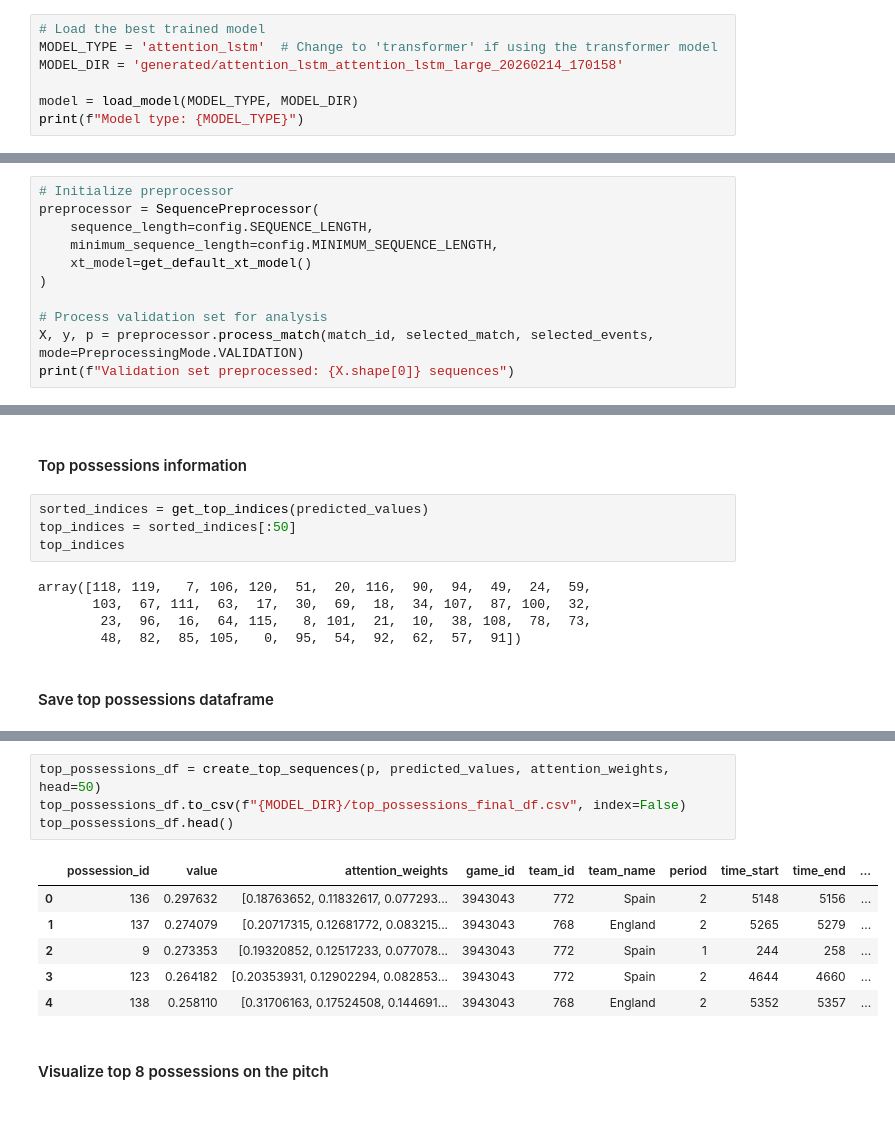
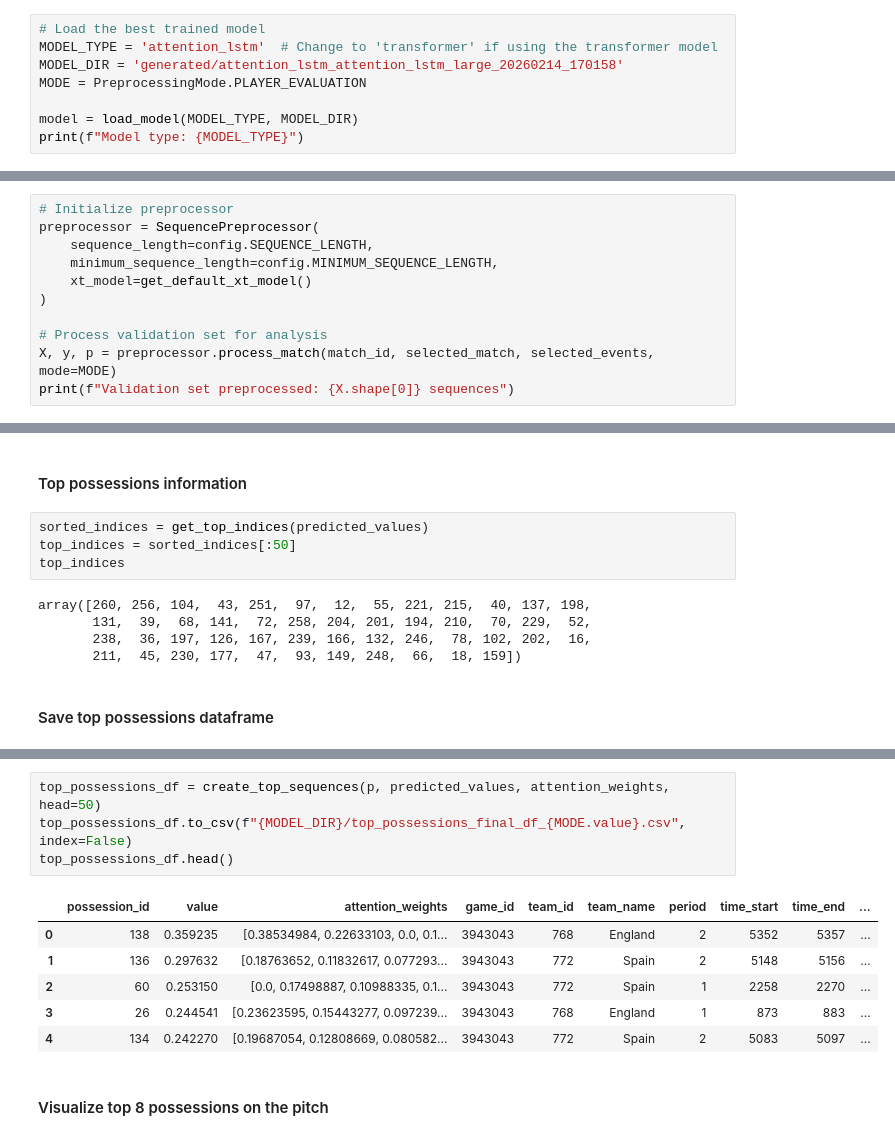
Before and after one commit to tmorcinek/statsbomb-scout, a Jupyter notebook: analysis_final_match.ipynb, the cells around one changed output, grey strips where cells are left out. Drawn from its saved outputs; the diff is of its cells as text.

```diff
--- a/analysis_final_match.ipynb
+++ b/analysis_final_match.ipynb
@@ -38,6 +38,7 @@ Loaded match: Spain 2 : 1 England (Final) [14.07.2024] with 3312 events
 # Load the best trained model
 MODEL_TYPE = 'attention_lstm'  # Change to 'transformer' if using the transformer model
 MODEL_DIR = 'generated/attention_lstm_attention_lstm_large_20260214_170158'
+MODE = PreprocessingMode.PLAYER_EVALUATION
 
 model = load_model(MODEL_TYPE, MODEL_DIR)
 print(f"Model type: {MODEL_TYPE}")
@@ -80,6 +81,6 @@ preprocessor = SequencePreprocessor(
 )
 
 # Process validation set for analysis
-X, y, p = preprocessor.process_match(match_id, selected_match, selected_events, mode=PreprocessingMode.VALIDATION)
+X, y, p = preprocessor.process_match(match_id, selected_match, selected_events, mode=MODE)
 print(f"Validation set preprocessed: {X.shape[0]} sequences")
 # %% [output]
@@ -179,10 +180,10 @@ sorted_indices = get_top_indices(predicted_values)
 top_indices = sorted_indices[:50]
 top_indices
 # %% [output]
-array([118, 119,   7, 106, 120,  51,  20, 116,  90,  94,  49,  24,  59,
-       103,  67, 111,  63,  17,  30,  69,  18,  34, 107,  87, 100,  32,
-        23,  96,  16,  64, 115,   8, 101,  21,  10,  38, 108,  78,  73,
-        48,  82,  85, 105,   0,  95,  54,  92,  62,  57,  91])
+array([260, 256, 104,  43, 251,  97,  12,  55, 221, 215,  40, 137, 198,
+       131,  39,  68, 141,  72, 258, 204, 201, 194, 210,  70, 229,  52,
+       238,  36, 197, 126, 167, 239, 166, 132, 246,  78, 102, 202,  16,
+       211,  45, 230, 177,  47,  93, 149, 248,  66,  18, 159])
 # %% [markdown]
 #### Save top possessions dataframe
 # %%
@@ -199,15 +200,15 @@ p[2]
 | 32 | 3943043 | c527f4f3-e8c6-4f5f-88df-5a3ae93ecf2f | 1 | 91.512 | 772 | 316046.0 | 84.91875 | 7.1825 | 85.96875 | ... |
 # %%
 top_possessions_df = create_top_sequences(p, predicted_values, attention_weights, head=50)
-top_possessions_df.to_csv(f"{MODEL_DIR}/top_possessions_final_df.csv", index=False)
+top_possessions_df.to_csv(f"{MODEL_DIR}/top_possessions_final_df_{MODE.value}.csv", index=False)
 top_possessions_df.head()
 # %% [output]
 |  | possession_id | value | attention_weights | game_id | team_id | team_name | period | time_start | time_end | ... |
-| 0 | 136 | 0.297632 | [0.18763652, 0.11832617, 0.077293... | 3943043 | 772 | Spain | 2 | 5148 | 5156 | ... |
-| 1 | 137 | 0.274079 | [0.20717315, 0.12681772, 0.083215... | 3943043 | 768 | England | 2 | 5265 | 5279 | ... |
-| 2 | 9 | 0.273353 | [0.19320852, 0.12517233, 0.077078... | 3943043 | 772 | Spain | 1 | 244 | 258 | ... |
-| 3 | 123 | 0.264182 | [0.20353931, 0.12902294, 0.082853... | 3943043 | 772 | Spain | 2 | 4644 | 4660 | ... |
-| 4 | 138 | 0.258110 | [0.31706163, 0.17524508, 0.144691... | 3943043 | 768 | England | 2 | 5352 | 5357 | ... |
+| 0 | 138 | 0.359235 | [0.38534984, 0.22633103, 0.0, 0.1... | 3943043 | 768 | England | 2 | 5352 | 5357 | ... |
+| 1 | 136 | 0.297632 | [0.18763652, 0.11832617, 0.077293... | 3943043 | 772 | Spain | 2 | 5148 | 5156 | ... |
+| 2 | 60 | 0.253150 | [0.0, 0.17498887, 0.10988335, 0.1... | 3943043 | 772 | Spain | 1 | 2258 | 2270 | ... |
+| 3 | 26 | 0.244541 | [0.23623595, 0.15443277, 0.097239... | 3943043 | 768 | England | 1 | 873 | 883 | ... |
+| 4 | 134 | 0.242270 | [0.19687054, 0.12808669, 0.080582... | 3943043 | 772 | Spain | 2 | 5083 | 5097 | ... |
 # %% [markdown]
 #### Visualize top 8 possessions on the pitch
 # %%
```
Also changed, not shown: parts of 21 cells of this notebook, 2 other files.
